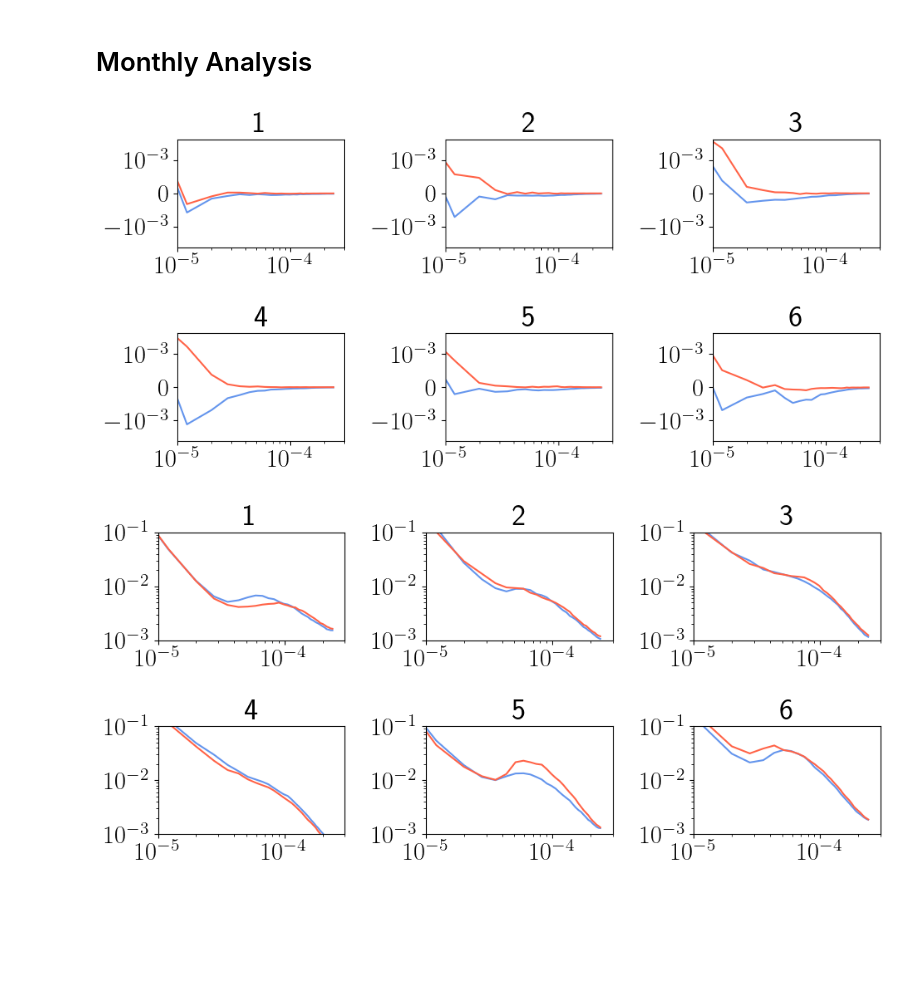
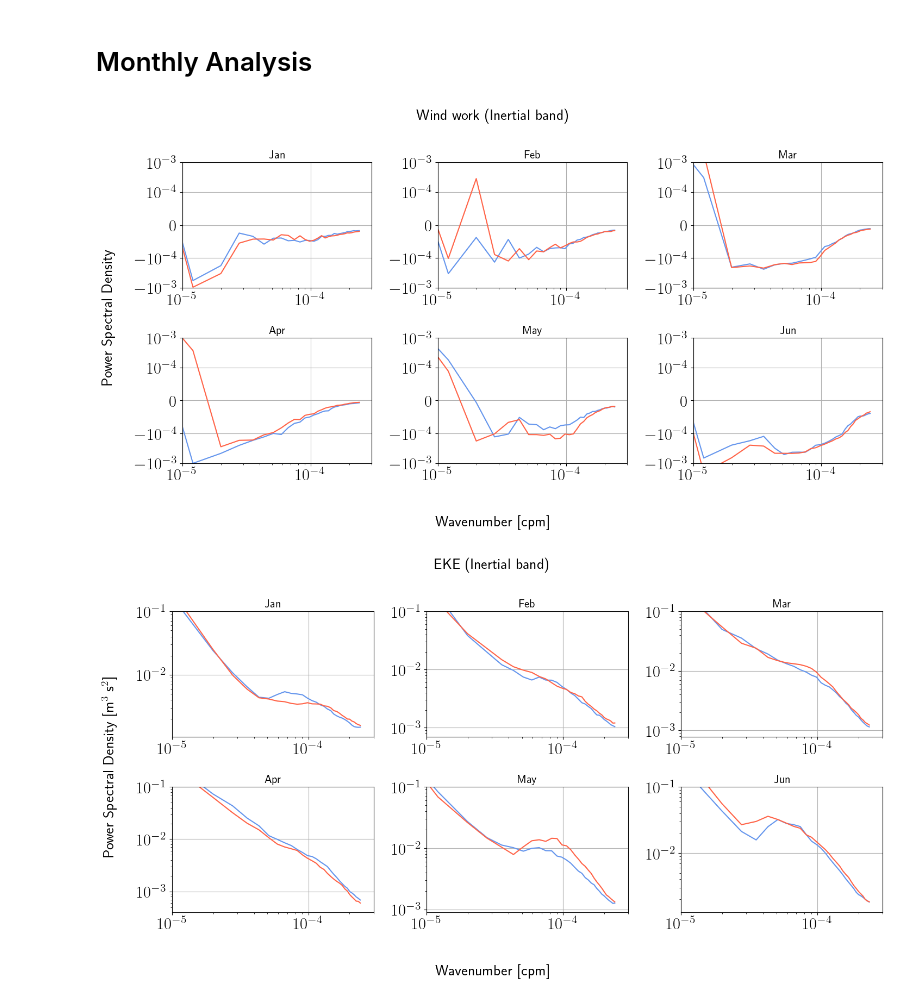
Before and after one commit to igoruchoa/FeedbackSubmeso, a Jupyter notebook: notebooks/TFB_NIW_proposal/WRF_freq_3D_parameter_saver.ipynb, the cells around one changed output. Cells and saved outputs as stored; diff of their text form; code cells hidden in the pictures; blank space fills up the shorter version.

Commit message:
Adding monthly analysis

```diff
--- a/notebooks/TFB_NIW_proposal/WRF_freq_3D_parameter_saver.ipynb
+++ b/notebooks/TFB_NIW_proposal/WRF_freq_3D_parameter_saver.ipynb
@@ -955,5 +930,8 @@ Text(0.5, 0, 'Wavenumber [cpm]')
 # %% [markdown]
 # Monthly Analysis
+# %%
+monstr=['Jan','Feb','Mar','Apr','May','Jun']
+mont_int=np.unique(u_full_time.time_counter.dt.month)
 # %%
 WW_FULL_table=[]
 WW_SMTH_table=[]
@@ -961,9 +939,9 @@ WW_SMTH_table=[]
 for month_x in range(6):
 
     tx_full_m=taux_full[taux_full.time_counter.dt.month==month_x+1]
-    ty_full_m=taux_smth[tauy_full.time_counter.dt.month==month_x+1]
-    tx_smth_m=taux_full[taux_smth.time_counter.dt.month==month_x+1]
-    ty_smth_m=taux_smth[tauy_smth.time_counter.dt.month==month_x+1]
+    ty_full_m=tauy_full[tauy_full.time_counter.dt.month==month_x+1]
+    tx_smth_m=taux_smth[taux_smth.time_counter.dt.month==month_x+1]
+    ty_smth_m=tauy_smth[tauy_smth.time_counter.dt.month==month_x+1]
 
     u_full_m=u_full_time[u_full_time.time_counter.dt.month==month_x+1]
     v_full_m=v_full_time[v_full_time.time_counter.dt.month==month_x+1]
@@ -1000,34 +978,35 @@ for month_x in range(6):
     WW_FULL_table.append(ww_iso_full_m)
     WW_SMTH_table.append(ww_iso_smth_m)
 # %%
-fig, ax = plt.subplots(2,3,figsize=(10,5))
+fig, ax = plt.subplots(2,3,figsize=(15,8))
 
 ax=np.ravel(ax)
 for i in range(6):
 
     WW_FULL_band=(WW_FULL_table[i]).real.sel(freq_time_counter=slice(1.4e-5,1.7e-5))
     WW_SMTH_band=(WW_SMTH_table[i]).real.sel(freq_time_counter=slice(1.4e-5,1.7e-5))
 
     ax[i].plot(WW_FULL_band.freq_r/dxx,WW_FULL_band.mean('freq_time_counter')/dxx,label='FULL',color='cornflowerblue')
     ax[i].plot(WW_SMTH_band.freq_r/dxx,WW_SMTH_band.mean('freq_time_counter')/dxx,label='SMTH',color='tomato')
 
     # xmin=1e-6;xmax=3e-4
     ax[i].set_xscale('log')
-    ax[i].set_yscale('symlog',linthresh=1e-3)
+    ax[i].set_yscale('symlog',linthresh=1e-4)
     ax[i].set_xlim(1e-5,xmax)
-    ax[i].set_ylim(-5e-3,5e-3)
-    ax[i].set_title('{0}'.format(i+1))
-
+    ax[i].set_ylim(-1e-3,1e-3)
+    ax[i].set_title('{0}'.format(monstr[i]),fontsize=15)
+    ax[i].grid()
     # ax[1].set_ylim(1e-10,0.6e-9)
 
-    # plt.title('Divergence (Inertial band)')
-    # plt.ylabel(r'PSD ')
-    # plt.xlabel(r'Wavenumber [cpm]')
 
 
+fig.suptitle('Wind work (Inertial band)',fontsize=20)
+fig.supylabel(r'Power Spectral Density ',fontsize=20)
+fig.supxlabel(r'Wavenumber [cpm]',fontsize=20)
+
 plt.tight_layout()
 # %% [output]
-[figure, old version]
+[figure, new version]
 # %%
 EKE_FULL_table=[]
 EKE_SMTH_table=[]
@@ -1065,13 +1044,14 @@ for month_x in range(6):
     EKE_FULL_table.append(EKE_iso_full_m)
     EKE_SMTH_table.append(EKE_iso_smth_m)
 # %%
-fig, ax = plt.subplots(2,3,figsize=(10,5))
+fig, ax = plt.subplots(2,3,figsize=(15,8))
 
 ax=np.ravel(ax)
 for i in range(6):
 
-    EKE_FULL_band=(EKE_FULL_table[i]).real.sel(freq_time_counter=slice(1e-5,2e-5))
-    EKE_SMTH_band=(EKE_SMTH_table[i]).real.sel(freq_time_counter=slice(1e-5,2e-5))
+    EKE_FULL_band=(EKE_FULL_table[i]).real.sel(freq_time_counter=slice(1.4e-5,1.7e-5))
+    EKE_SMTH_band=(EKE_SMTH_table[i]).real.sel(freq_time_counter=slice(1.4e-5,1.7e-5))
+
 
     ax[i].plot(EKE_FULL_band.freq_r/dxx,EKE_FULL_band.mean('freq_time_counter')/dxx,label='FULL',color='cornflowerblue')
     ax[i].plot(EKE_SMTH_band.freq_r/dxx,EKE_SMTH_band.mean('freq_time_counter')/dxx,label='SMTH',color='tomato')
@@ -1080,14 +1060,17 @@ for i in range(6):
     ax[i].set_xscale('log')
     ax[i].set_yscale('log')
     ax[i].set_xlim(1e-5,xmax)
-    ax[i].set_title('{0}'.format(i+1))
-    ax[i].set_ylim(1e-3,1e-1)
-
-    # plt.title('Divergence (Inertial band)')
-    # plt.ylabel(r'PSD ')
-    # plt.xlabel(r'Wavenumber [cpm]')
+    ax[i].set_ylim(0,1e-1)
+    ax[i].set_title('{0}'.format(monstr[i]),fontsize=15)
+    ax[i].grid()
+    # ax[1].set_ylim(1e-10,0.6e-9)
 
 
+
+fig.suptitle('EKE (Inertial band)',fontsize=20)
+fig.supylabel(r'Power Spectral Density [m$^3$ s$^2$] ',fontsize=20)
+fig.supxlabel(r'Wavenumber [cpm]',fontsize=20)
+
 plt.tight_layout()
 # %% [output]
-[figure, old version]
+[figure, new version]
```
Also changed, not shown: parts of 14 cells of this notebook, 17 other files.
